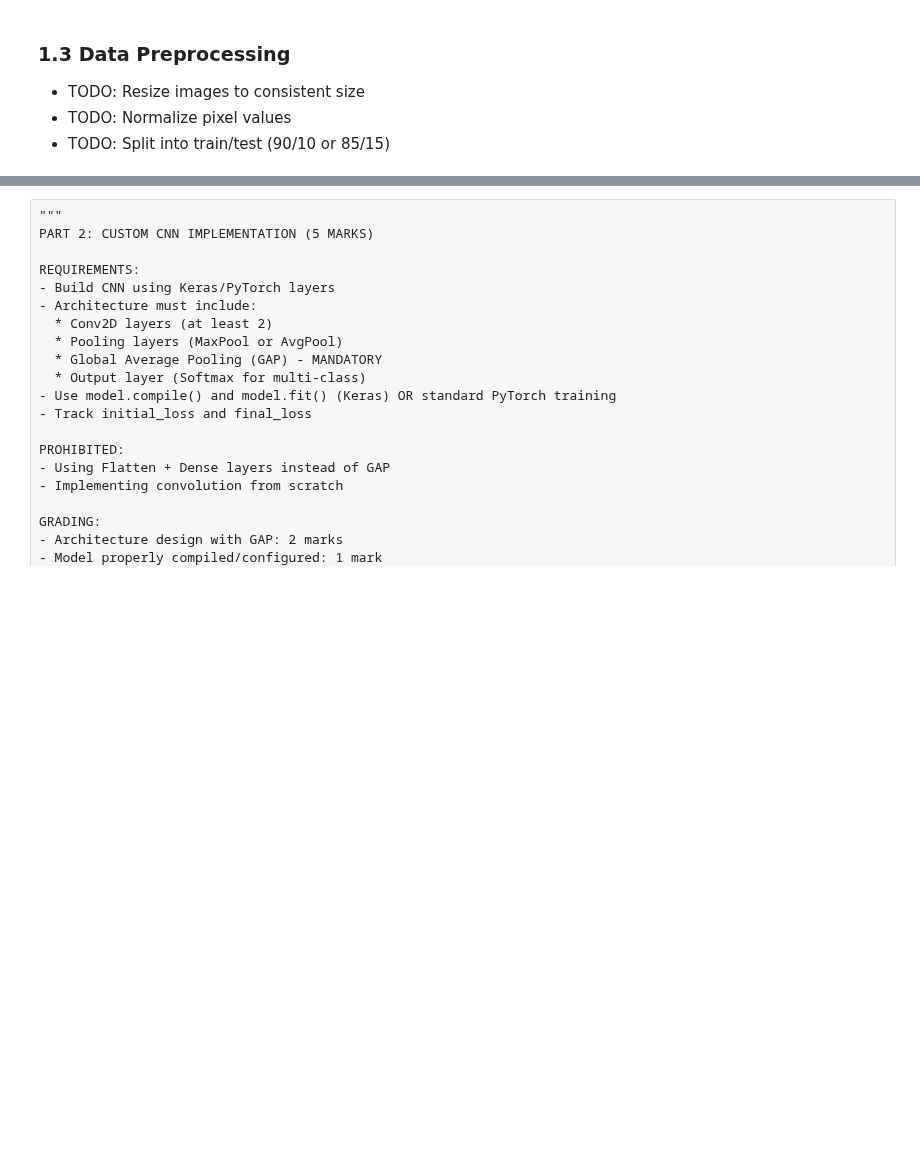
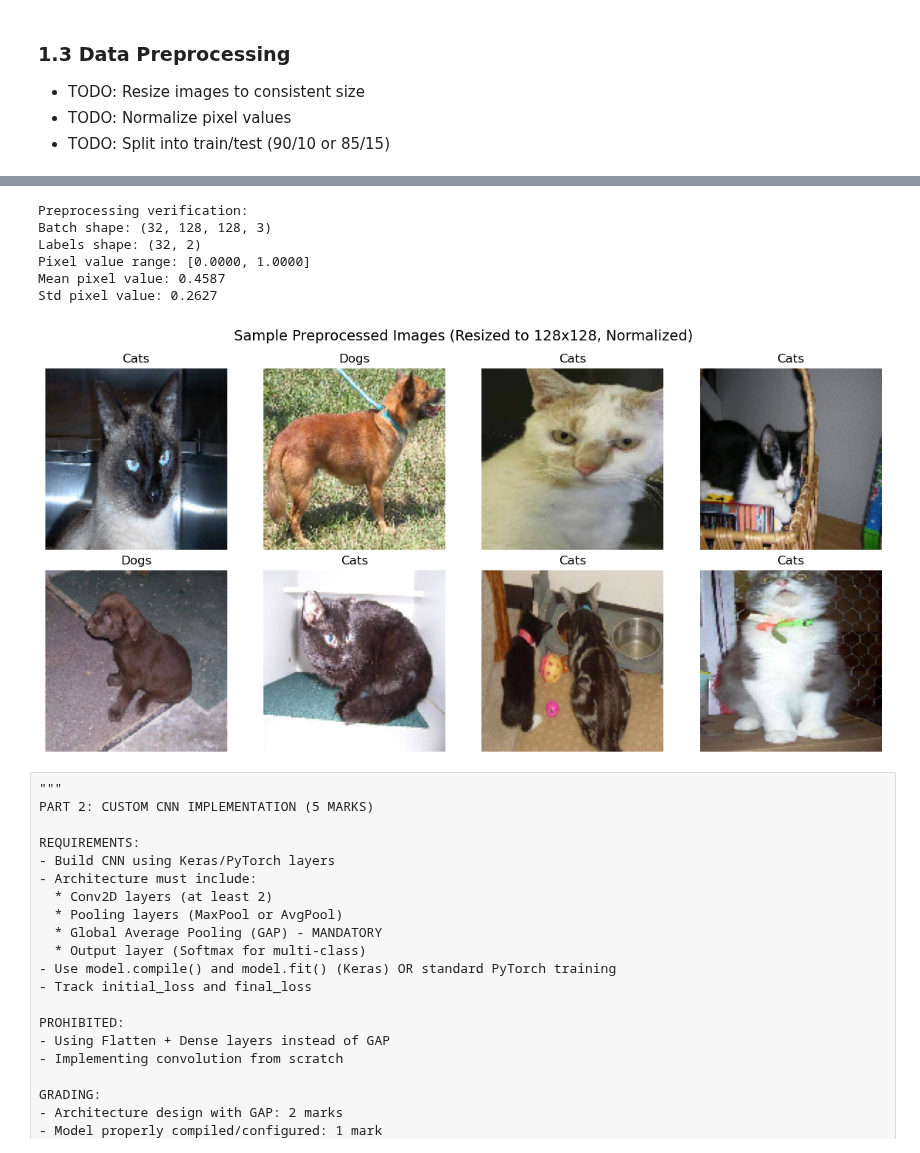
Before and after one commit to 2025aa05360-cpu/DNN_CNN_Assignment_1A, a Jupyter notebook: 2025AA05360_cnn_assignment.ipynb, the cells around one changed output, grey strips where cells are left out. Saved outputs shown, nothing was run; the diff lists cells and outputs as text; code cells hidden in the pictures; blank space fills up the shorter version.

```diff
--- a/2025AA05360_cnn_assignment.ipynb
+++ b/2025AA05360_cnn_assignment.ipynb
@@ -210,0 +311,14 @@ print(f"Test Samples: {test_samples}")
+# %%
+# Create ImageDataGenerator for training data with normalization
+# Rescale pixel values from [0, 255] to [0, 1]
+train_datagen = ImageDataGenerator(
+    rescale=1./255           # Normalize pixel values to [0, 1]
+)
+
+# Create ImageDataGenerator for test data with only normalization
+test_datagen = ImageDataGenerator(rescale=1./255)
+
+print("Data augmentation and normalization setup:")
+print("- Training images: Normalized to [0, 1]")
+print("- Test images: Normalized to [0, 1]")
+print("- Using pre-split train and test folders (no validation split from training)")
@@ -211,3 +366,39 @@ print(f"Test Samples: {test_samples}")
+# %%
+# Verify preprocessing by displaying a batch of processed images
+sample_batch, sample_labels = next(train_generator)
+
+print(f"\nPreprocessing verification:")
+print(f"Batch shape: {sample_batch.shape}")
+print(f"Labels shape: {sample_labels.shape}")
+print(f"Pixel value range: [{sample_batch.min():.4f}, {sample_batch.max():.4f}]")
+print(f"Mean pixel value: {sample_batch.mean():.4f}")
+print(f"Std pixel value: {sample_batch.std():.4f}")
+
+# Display sample preprocessed images
+fig, axes = plt.subplots(2, 4, figsize=(12, 6))
+axes = axes.ravel()
+
+for i in range(8):
+    axes[i].imshow(sample_batch[i])
+    class_idx = np.argmax(sample_labels[i])
+    class_name = list(train_generator.class_indices.keys())[class_idx]
+    axes[i].set_title(f"{class_name.capitalize()}")
+    axes[i].axis('off')
+
+plt.suptitle(f'Sample Preprocessed Images (Resized to {IMG_HEIGHT}x{IMG_WIDTH}, Normalized)', fontsize=14)
+plt.tight_layout()
+plt.show()
+
+# Reset the generator after sampling
+train_generator.reset()
+# %% [output]
+Preprocessing verification:
+Batch shape: (32, 128, 128, 3)
+Labels shape: (32, 2)
+Pixel value range: [0.0000, 1.0000]
+Mean pixel value: 0.4587
+Std pixel value: 0.2627
+[figure, added]
 # %% [raw]
 """
 PART 2: CUSTOM CNN IMPLEMENTATION (5 MARKS)
```
Also changed, not shown: parts of 15 cells of this notebook.
